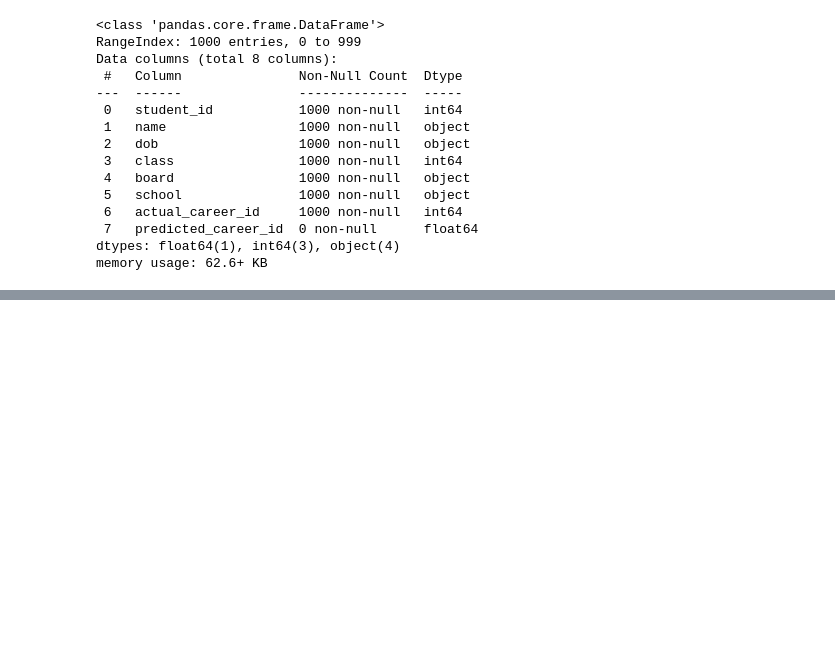
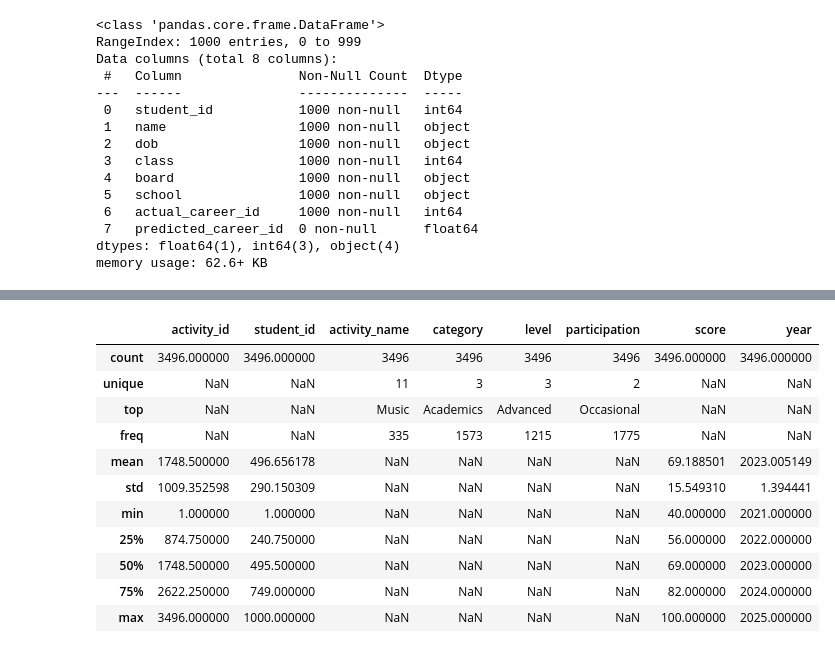
Before and after one commit to PrasastiBaitharu/ybi_foundation, a Jupyter notebook: YBI_45_DAY_INTERNSHIP.ipynb, the cells around one changed output, grey strips where cells are left out. Saved outputs shown, nothing was run; the diff lists cells and outputs as text; code cells hidden in the pictures; blank space fills up the shorter version.

Commit message:
Setting up Activity datasets

```diff
--- a/YBI_45_DAY_INTERNSHIP.ipynb
+++ b/YBI_45_DAY_INTERNSHIP.ipynb
@@ -134,0 +170,15 @@ student_df.describe(include="all")
+# %%
+activity_df.describe(include="all")
+# %% [output]
+|  | activity_id | student_id | activity_name | category | level | participation | score | year |
+| count | 3496.000000 | 3496.000000 | 3496 | 3496 | 3496 | 3496 | 3496.000000 | 3496.000000 |
+| unique | NaN | NaN | 11 | 3 | 3 | 2 | NaN | NaN |
+| top | NaN | NaN | Music | Academics | Advanced | Occasional | NaN | NaN |
+| freq | NaN | NaN | 335 | 1573 | 1215 | 1775 | NaN | NaN |
+| mean | 1748.500000 | 496.656178 | NaN | NaN | NaN | NaN | 69.188501 | 2023.005149 |
+| std | 1009.352598 | 290.150309 | NaN | NaN | NaN | NaN | 15.549310 | 1.394441 |
+| min | 1.000000 | 1.000000 | NaN | NaN | NaN | NaN | 40.000000 | 2021.000000 |
+| 25% | 874.750000 | 240.750000 | NaN | NaN | NaN | NaN | 56.000000 | 2022.000000 |
+| 50% | 1748.500000 | 495.500000 | NaN | NaN | NaN | NaN | 69.000000 | 2023.000000 |
+| 75% | 2622.250000 | 749.000000 | NaN | NaN | NaN | NaN | 82.000000 | 2024.000000 |
+| max | 3496.000000 | 1000.000000 | NaN | NaN | NaN | NaN | 100.000000 | 2025.000000 |
```
Also changed, not shown: parts of 3 cells of this notebook.
